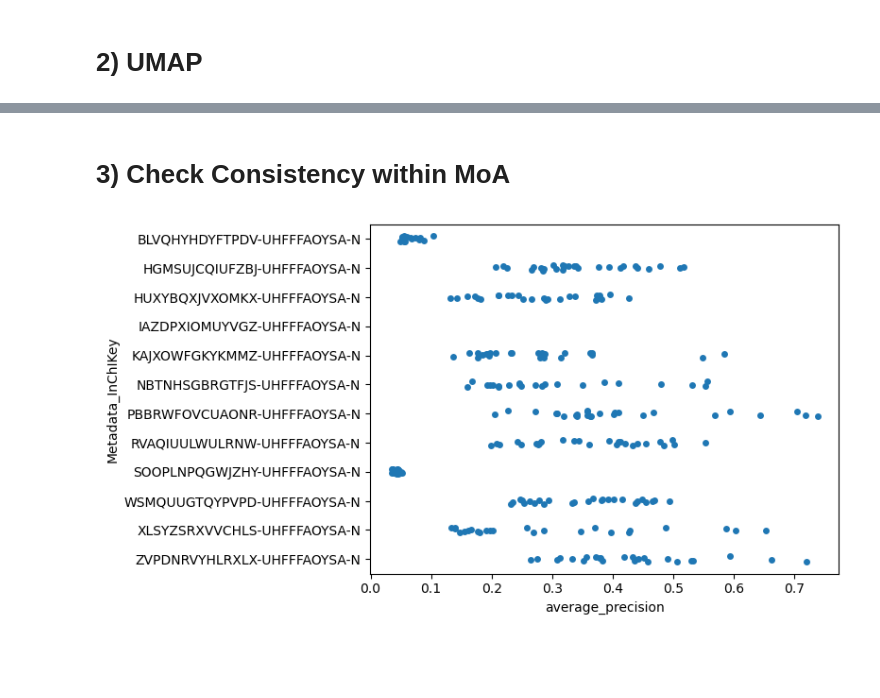
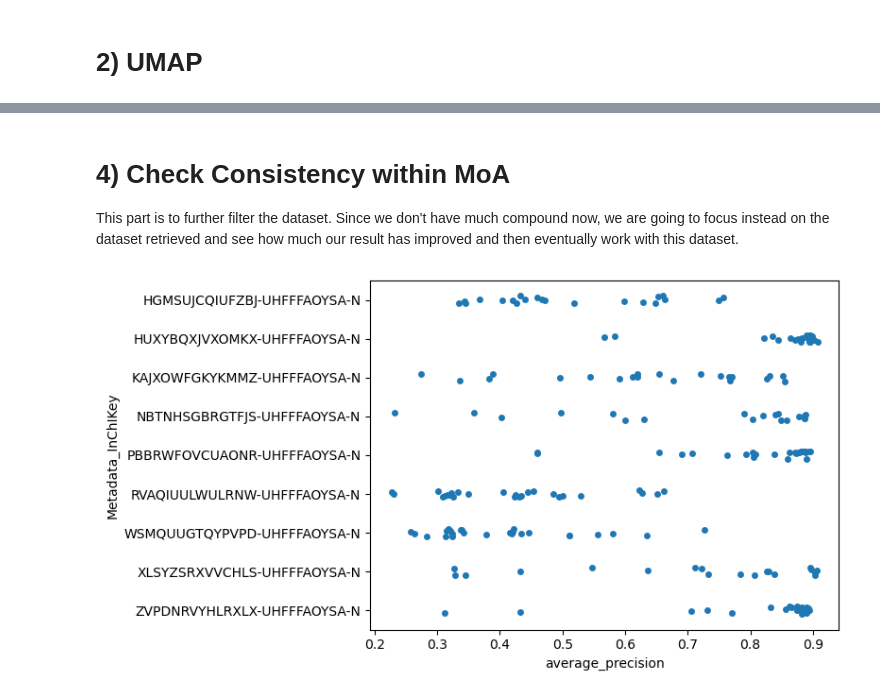
Before and after one commit to afermg/jump_attribution, a Jupyter notebook: workspace/analysis/mAP_calculations.ipynb, the cells around one changed output, grey strips where cells are left out. Cells and saved outputs as stored; diff of their text form; code cells hidden in the pictures; blank space fills up the shorter version.

```diff
--- a/workspace/analysis/mAP_calculations.ipynb
+++ b/workspace/analysis/mAP_calculations.ipynb
@@ -163,0 +164,11 @@ features_df_active = features_df_active[mask_active_keep]
+# %%
+dmso_mask_id = (pl.DataFrame(metadata_df_active_keep)
+                 .filter((pl.col("trt_dmso") == "DMSO") &
+                         (pl.col("Metadata_Plate").is_in(
+                             (pl.DataFrame(metadata_df_active_keep)
+                              .filter(pl.col("trt_dmso") == "trt")).select(pl.col("Metadata_Plate"))
+                             .to_series().to_list())))).to_series().to_list()
+                 # .sort(by=["Metadata_Source", "Metadata_Batch", "Metadata_Plate"])
+                 # .sample(68, seed=42)).select(pl.col("ID")).to_series().to_list()
+dmso_mask = (metadata_df_active_keep["ID"].isin(dmso_mask_id)) | (metadata_df_active_keep["trt_dmso"] == "trt")
+metadata_df_active_keep_dmso = metadata_df_active_keep[dmso_mask]
@@ -163,0 +183,8 @@ features_df_active = features_df_active[mask_active_keep]
+# %%
+features_df_active_keep_dmso = pd.read_csv("target2_eq_moa2_features", index_col="ID")
+features_df_active_keep_dmso = features_df_active_keep_dmso.loc[metadata_df_active_keep_dmso.ID]
+# %%
+metadata_df_active_keep_dmso = metadata_df_active_keep_dmso.reset_index(drop=True)
+metadata_df_active_keep_dmso["ID"] = metadata_df_active_keep_dmso.index
+features_df_active_keep_dmso.index = metadata_df_active_keep_dmso.index
+features_df_active_keep_dmso.index.rename("ID", inplace=True)
@@ -164,25 +232,28 @@ features_df_active = features_df_active[mask_active_keep]
 # %% [markdown]
-# 3) Check Consistency within MoA
+# 4) Check Consistency within MoA
+This part is to further filter the dataset. Since we don't have much compound now, we are going to focus instead on the dataset retrieved and see how much our result has improved and then eventually work with this dataset.
+# %%
+mask = metadata_df_active_keep_dmso["trt_dmso"] == "trt"
 # %%
 pos_sameby = ["moa_id"]  # We want to match perturbations
-pos_diffby = ["Metadata_InChIKey"]
+pos_diffby = ["ID"]#["Metadata_InChIKey"]
 neg_sameby = []
 neg_diffby = ["moa_id"]
 batch_size = 20000
 
 
 result = average_precision(
-    metadata_df_active,
-    features_df_active,#.to_numpy(),
+    metadata_df_active_keep_dmso[mask],
+    features_df_active_keep_dmso[mask].to_numpy(),
     pos_sameby,
     pos_diffby,
     neg_sameby,
     neg_diffby,
     batch_size,
 )
 
 sns.stripplot(data=result, x="average_precision", y="Metadata_InChIKey")
 result = result[result["trt_dmso"] != "DMSO"]
 # %% [output]
-[figure, old version]
+[figure, new version]
 # %%
```
Also changed, not shown: parts of 38 cells of this notebook, 1 other file.
